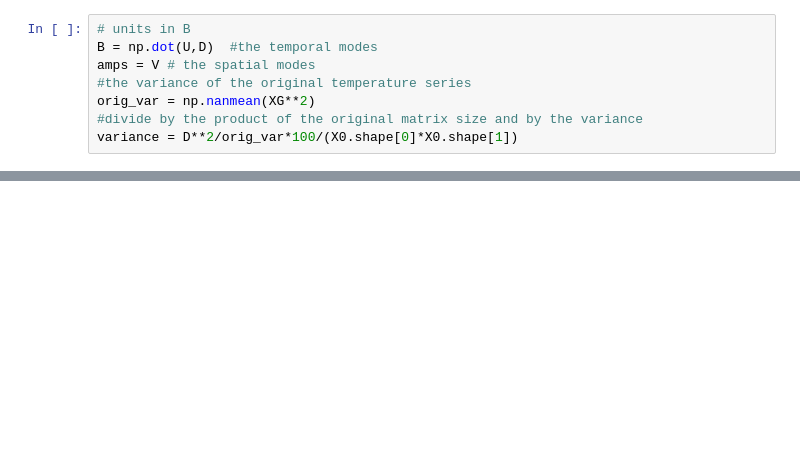
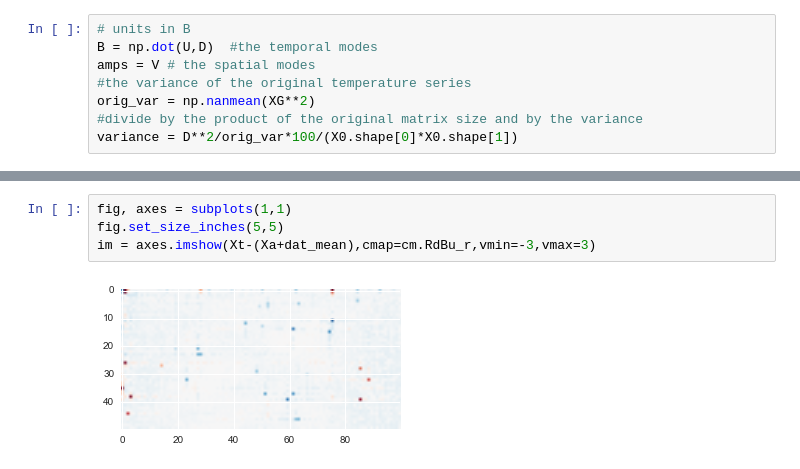
Before and after one commit to klapo/CalRad, a Jupyter notebook: naneof_BR2003.notebook.ipynb, the cells around one changed output, grey strips where cells are left out. Drawn from its saved outputs; the diff is of its cells as text; blank space fills up the shorter version.

```diff
--- a/naneof_BR2003.notebook.ipynb
+++ b/naneof_BR2003.notebook.ipynb
@@ -245,0 +250,6 @@ for ind,ax in enumerate(axes.flatten()):
+# %%
+fig, axes = subplots(1,1)
+fig.set_size_inches(5,5)
+im = axes.imshow(Xt-(Xa+dat_mean),cmap=cm.RdBu_r,vmin=-3,vmax=3)
+# %% [output]
+[figure, added]
```
Also changed, not shown: parts of 6 cells of this notebook, 1 other file.
